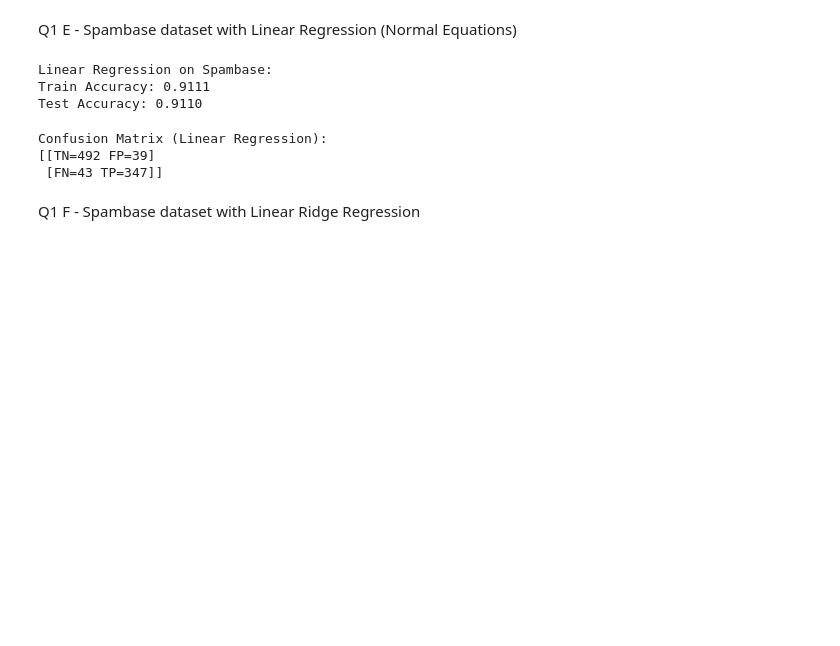
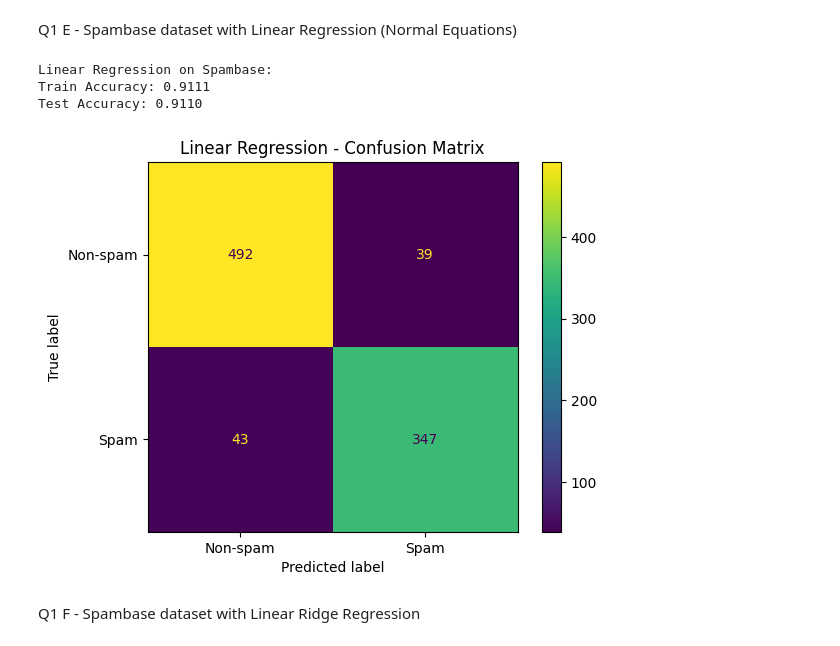
Before and after one commit to yashlad27/CS6140-Fall2025, a Jupyter notebook: Week-2/HW2/hw2_q1_ml.ipynb, the cells around one changed output. Cells and saved outputs as stored; diff of their text form; code cells hidden in the pictures; blank space fills up the shorter version.

```diff
--- a/Week-2/HW2/hw2_q1_ml.ipynb
+++ b/Week-2/HW2/hw2_q1_ml.ipynb
@@ -242,13 +242,12 @@ Test Accuracy: 0.9110
 # %%
 # Confusion Matrix
 cm_linear = confusion_matrix(y_test, test_binary_pred)
-print(f"\nConfusion Matrix (Linear Regression):")
-print(f"[[TN={cm_linear[0,0]} FP={cm_linear[0,1]}]")
-print(f" [FN={cm_linear[1,0]} TP={cm_linear[1,1]}]]")
+disp_cm_linear = ConfusionMatrixDisplay(confusion_matrix=cm_linear, display_labels=['Non-spam', 'Spam'])
+disp_cm_linear.plot()
+plt.title('Linear Regression - Confusion Matrix')
+plt.show()
 # %% [output]
-Confusion Matrix (Linear Regression):
-[[TN=492 FP=39]
- [FN=43 TP=347]]
+[figure, added]
 # %% [markdown]
 Q1 F - Spambase dataset with Linear Ridge Regression
 # %%
```
Also changed, not shown: parts of 6 cells of this notebook, 2 other files.
